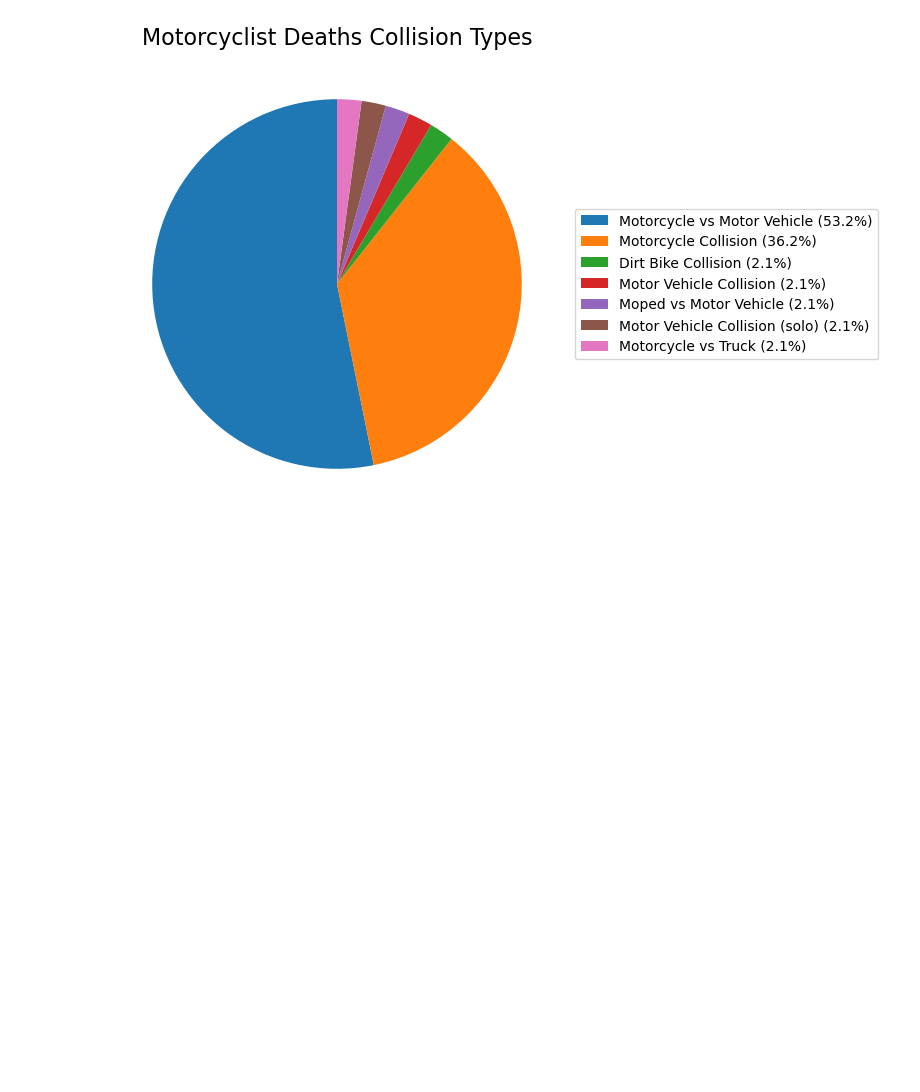
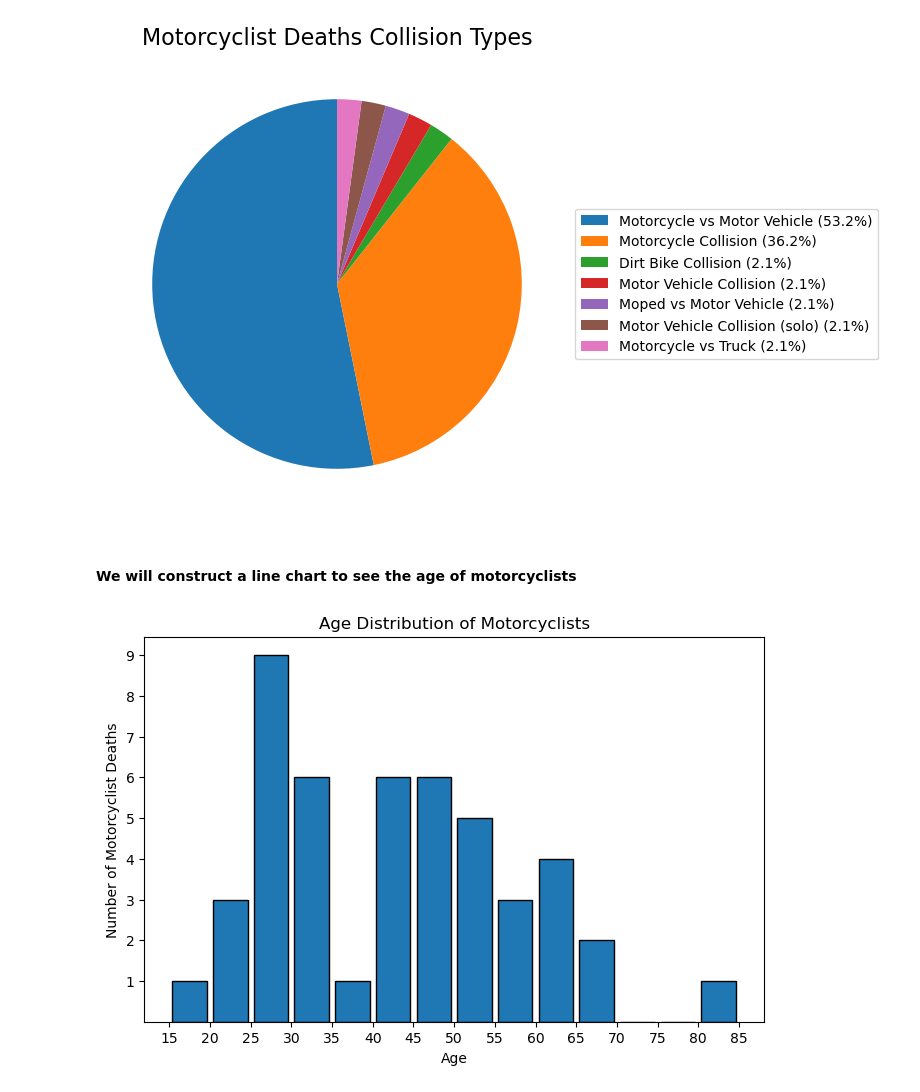
Before and after one commit to UCB-stat-159-f25/final-group26, a Jupyter notebook: notebooks/04_motorcyclist.ipynb, the cells around one changed output. Cells and saved outputs as stored; diff of their text form; code cells hidden in the pictures; blank space fills up the shorter version.

```diff
--- a/notebooks/04_motorcyclist.ipynb
+++ b/notebooks/04_motorcyclist.ipynb
@@ -141,3 +141,24 @@ plt.savefig("../figures/motorcyclist_death_collision_types.png",dpi=300)
 plt.show()
 # %% [output]
 [figure]
+# %% [markdown]
+#### We will construct a line chart to see the age of motorcyclists
+# %%
+ages = df_motorcyclist["age"].dropna()
+
+plt.figure(figsize=(8,5))
+plt.hist(
+    ages,
+    bins=range(15, 90, 5),
+    rwidth=0.85,
+    edgecolor="black",
+    linewidth=1
+)
+plt.yticks(range(1,10))
+plt.xticks(range(15,90,5))
+plt.xlabel("Age")
+plt.ylabel("Number of Motorcyclist Deaths")
+plt.title("Age Distribution of Motorcyclists")
+plt.show()
+# %% [output]
+[figure, added]
```
Also changed, not shown: parts of 2 cells of this notebook, 1 other file.
